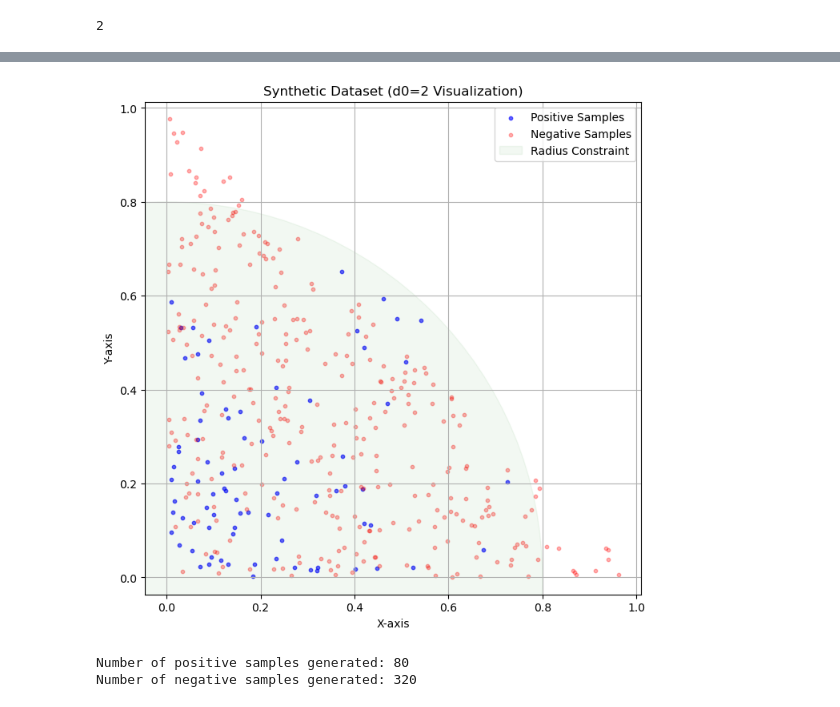
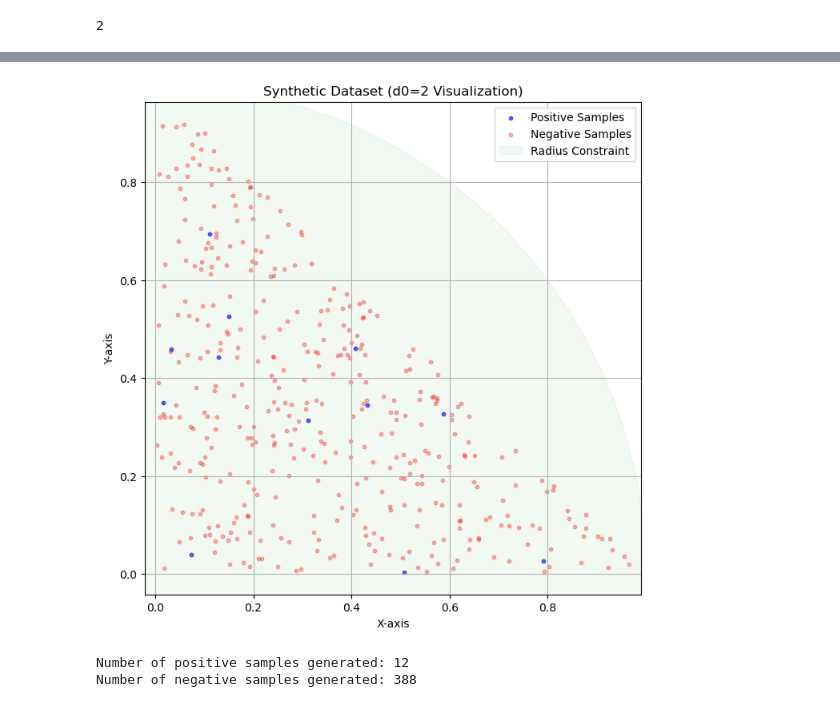
Before and after one commit to aarishshahmohsin/case, a Jupyter notebook: src/Compare and Fetch Results.ipynb, the cells around one changed output, grey strips where cells are left out. Drawn from its saved outputs; the diff is of its cells as text; code cells hidden in the pictures.

```diff
--- a/src/Compare and Fetch Results.ipynb
+++ b/src/Compare and Fetch Results.ipynb
@@ -49,10 +60,11 @@ cd = ClusterDataset()
 tc = TwoClusterDataset()
 db = DiffusedBenchmark()
 pd = PrismDataset()
+l1 = L1PrismDataset()
 # %% [output]
 2
 # %%
-sds = [cd, tc, db, pd]
+sds = [ l1]
 # sds = [cd, tc, pd]
 # %%
 sy_final_res = []
@@ -61,12 +73,8 @@ for idx, dataset in enumerate(sds):
     print(idx)
     P, N = dataset.generate()
     t0, t1, t, l = dataset.params()
-    # gb = GurobiSolver(P=P, N=N, theta=t, lambda_param=l)
-    # gb_obj, gb_nodes, _ = gb.solve()
-    cp = CplexSolver(P=P, N=N, theta=t, lambda_param=l)
-    cp_obj, cp_nodes, _ = cp.solve()
-    # sy_final_res.append(([gb_obj, gb_nodes], [cp_obj, cp_nodes]))
-    sy_final_res.append(([cp_obj, cp_nodes]))
-    print(sy_final_res)
+    res_gurobi = gurobi_solver(theta=t, P=P, N=N, lambda_param=l)
+    res_cplex = cplex_solver(theta=t, P=P, N=N, lambda_param=l)
+    print(res_gurobi['Reach'], res_cplex['Reach'])
 # %% [output]
 0
@@ -85,7 +96,7 @@ import matplotlib.pyplot as plt
 # %%
 from utils import plot_P_N
 # %%
-P, N = bc.generate()
+P, N = l1.generate()
 # %%
 plot_P_N(P, N)
 # %% [output]
@@ -507,19 +514,23 @@ import numpy as np
 import matplotlib.pyplot as plt
 from scipy.stats import rayleigh
 
-P_size = 80
-N_size = 320
+params = calculate_params(P, N)
+
+
+P_size = 400 // 33
+N_size = 400 - P_size
 d = 11
 d0 = 2
 s = 1
-r = 0.8
-sigma = 0.3
+r = params['multivariate_normal'][str(d0)]['r']
+sigma = params['multivariate_normal'][str(d0)]['sigma']
+# sigma = 0.3
 
 def generate_positive_samples(P_size, d, d0, sigma, r):
     samples = []
     while len(samples) < P_size:
         point = np.random.normal(loc=0, scale=sigma, size=d0)
-        length = np.linalg.norm(point)
+        length = np.linalg.norm(point, ord=1)
         if length <= r and np.all(point >= 0):
             full_point = np.zeros(d)
             full_point[:d0] = point
@@ -533,33 +544,33 @@ def generate_negative_samples(N_size, d, d0, s):
         if np.sum(point) <= s:
             full_point = np.zeros(d)
             full_point[:d0] = point
             samples.append(full_point)
     return np.array(samples)
 
 P = generate_positive_samples(P_size, d, d0, sigma, r)
 N = generate_negative_samples(N_size, d, d0, s)
 
 x_pos, y_pos = P[:, 0], P[:, 1]
 x_neg, y_neg = N[:, 0], N[:, 1]
 
 plt.figure(figsize=(8, 8))
 plt.scatter(x_pos, y_pos, color='blue', alpha=0.6, label='Positive Samples', s=10)
 plt.scatter(x_neg, y_neg, color='red', alpha=0.3, label='Negative Samples', s=10)
 
 circle = plt.Circle((0, 0), r, color='green', alpha=0.05, label='Radius Constraint')
 plt.gca().add_artist(circle)
 
 plt.title(f'Synthetic Dataset (d0={d0} Visualization)')
 plt.xlabel('X-axis')
 plt.ylabel('Y-axis')
 plt.legend()
 plt.axis('equal')
 plt.grid(True)
 plt.show()
 
 print(f"Number of positive samples generated: {len(P)}")
 print(f"Number of negative samples generated: {len(N)}")
 # %% [output]
-[figure, old version]
+[figure, new version]
-Number of positive samples generated: 80
-Number of negative samples generated: 320
+Number of positive samples generated: 12
+Number of negative samples generated: 388
```
Also changed, not shown: parts of 17 cells of this notebook, 5 other files.
